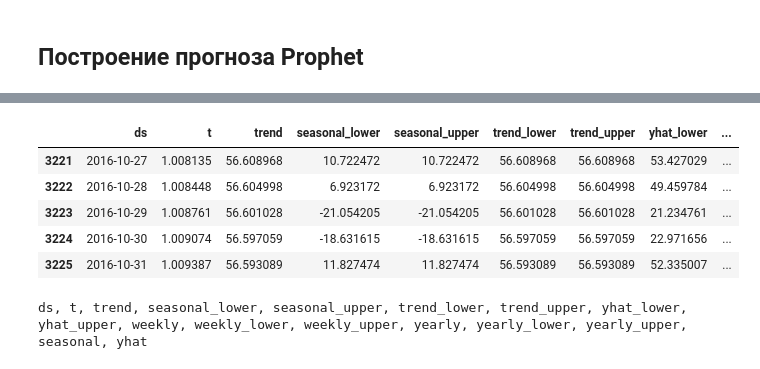
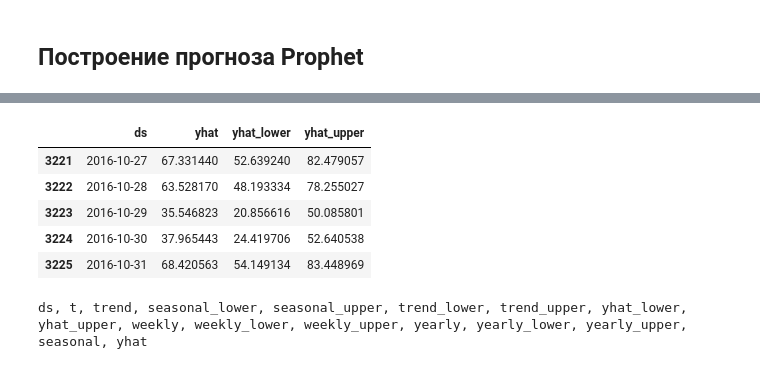
Before and after one commit to miptgirl/habra_materials, a Jupyter notebook: prophet/habra_data.ipynb, the cells around one changed output, grey strips where cells are left out. Drawn from its saved outputs; the diff is of its cells as text; code cells hidden in the pictures.

```diff
--- a/prophet/habra_data.ipynb
+++ b/prophet/habra_data.ipynb
@@ -100,13 +70,26 @@ future.tail()
-# %%
-forecast = m.predict(future)
-forecast.tail()
-# %% [output]
-|  | ds | t | trend | seasonal_lower | seasonal_upper | trend_lower | trend_upper | yhat_lower | ... |
-| 3221 | 2016-10-27 | 1.008135 | 56.608968 | 10.722472 | 10.722472 | 56.608968 | 56.608968 | 53.427029 | ... |
-| 3222 | 2016-10-28 | 1.008448 | 56.604998 | 6.923172 | 6.923172 | 56.604998 | 56.604998 | 49.459784 | ... |
-| 3223 | 2016-10-29 | 1.008761 | 56.601028 | -21.054205 | -21.054205 | 56.601028 | 56.601028 | 21.234761 | ... |
-| 3224 | 2016-10-30 | 1.009074 | 56.597059 | -18.631615 | -18.631615 | 56.597059 | 56.597059 | 22.971656 | ... |
-| 3225 | 2016-10-31 | 1.009387 | 56.593089 | 11.827474 | 11.827474 | 56.593089 | 56.593089 | 52.335007 | ... |
+# %%
+predictions = 30
+
+train_df = aggr_habr_df[:-predictions]
+train_df.reset_index(inplace=True)
+train_df.columns = ['ds', 'y']
+train_df.tail()
+
+# Python
+m = Prophet()
+m.fit(train_df);
+
+future = m.make_future_dataframe(periods=predictions)
+
+forecast = m.predict(future)
+forecast[['ds', 'yhat', 'yhat_lower', 'yhat_upper']].tail()
+# %% [output]
+|  | ds | yhat | yhat_lower | yhat_upper |
+| 3221 | 2016-10-27 | 67.331440 | 52.639240 | 82.479057 |
+| 3222 | 2016-10-28 | 63.528170 | 48.193334 | 78.255027 |
+| 3223 | 2016-10-29 | 35.546823 | 20.856616 | 50.085801 |
+| 3224 | 2016-10-30 | 37.965443 | 24.419706 | 52.640538 |
+| 3225 | 2016-10-31 | 68.420563 | 54.149134 | 83.448969 |
 # %%
 print ', '.join(forecast.columns)
 # %% [output]
```
Also changed, not shown: parts of 6 cells of this notebook.
